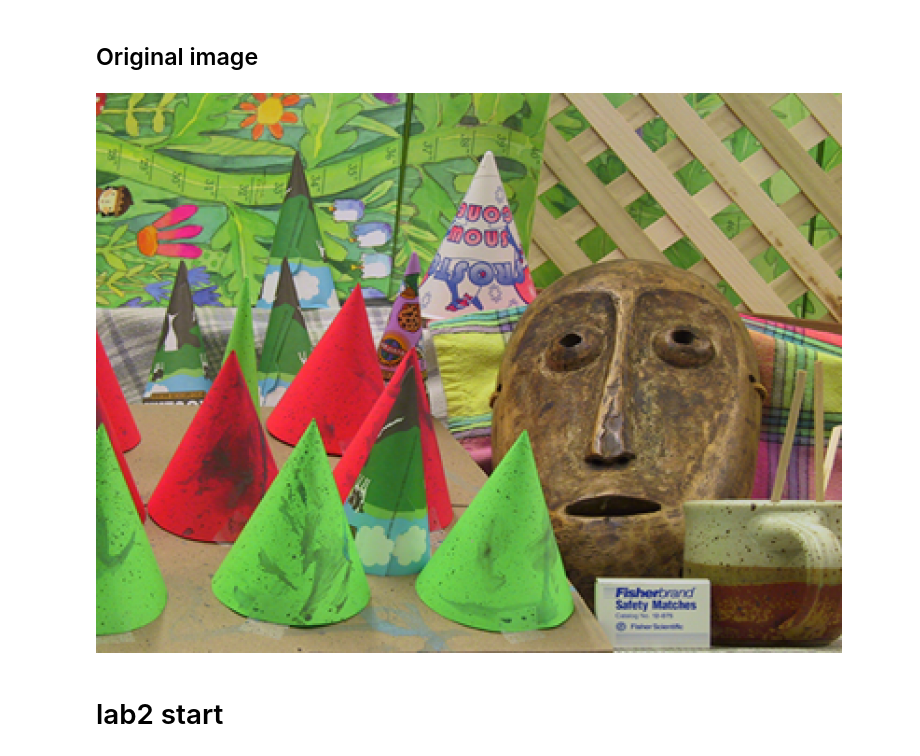
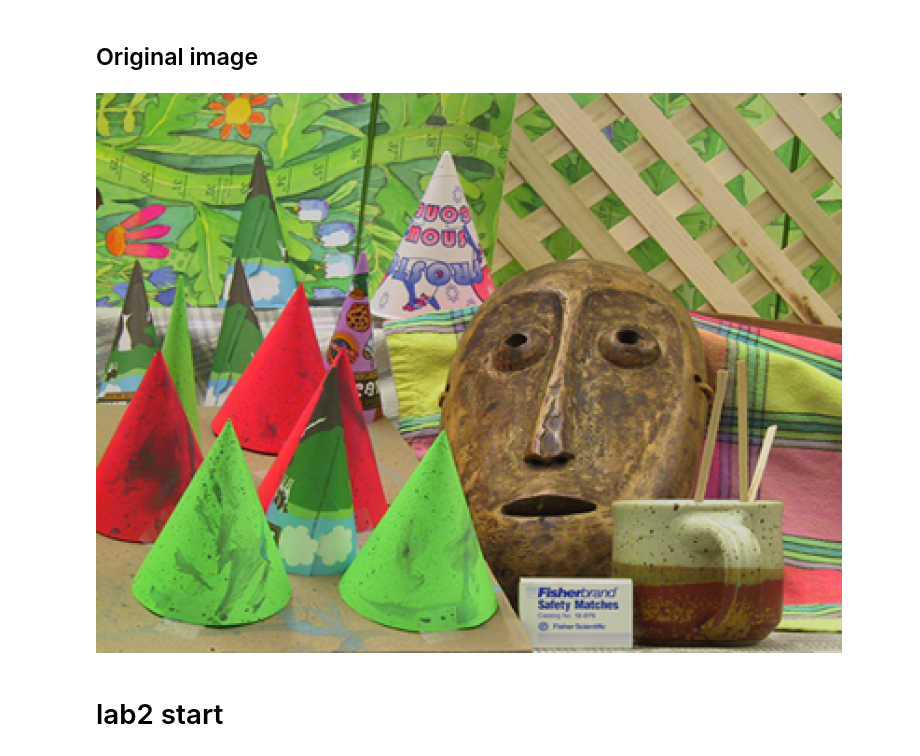
Before and after one commit to ArcaneStudent/stereolabs, a Jupyter notebook: lab2/lab2.ipynb, the cells around one changed output. Saved outputs shown, nothing was run; the diff lists cells and outputs as text; code cells hidden in the pictures.

```diff
--- a/lab2/lab2.ipynb
+++ b/lab2/lab2.ipynb
@@ -173,9 +174,9 @@ Image.fromarray(img_shift3.astype(np.uint8)).resize((800,600), Image.BICUBIC)
 # %% [markdown]
 ## Original image
 # %%
-Image.fromarray(img_l.astype(np.uint8)).resize((800,600))
+Image.fromarray(img_r.astype(np.uint8)).resize((800,600))
 # %% [output]
-[figure, old version]
+[figure, new version]
 # %% [markdown]
 # lab2 start
 # %% [markdown]
```
Also changed, not shown: parts of 8 cells of this notebook.
